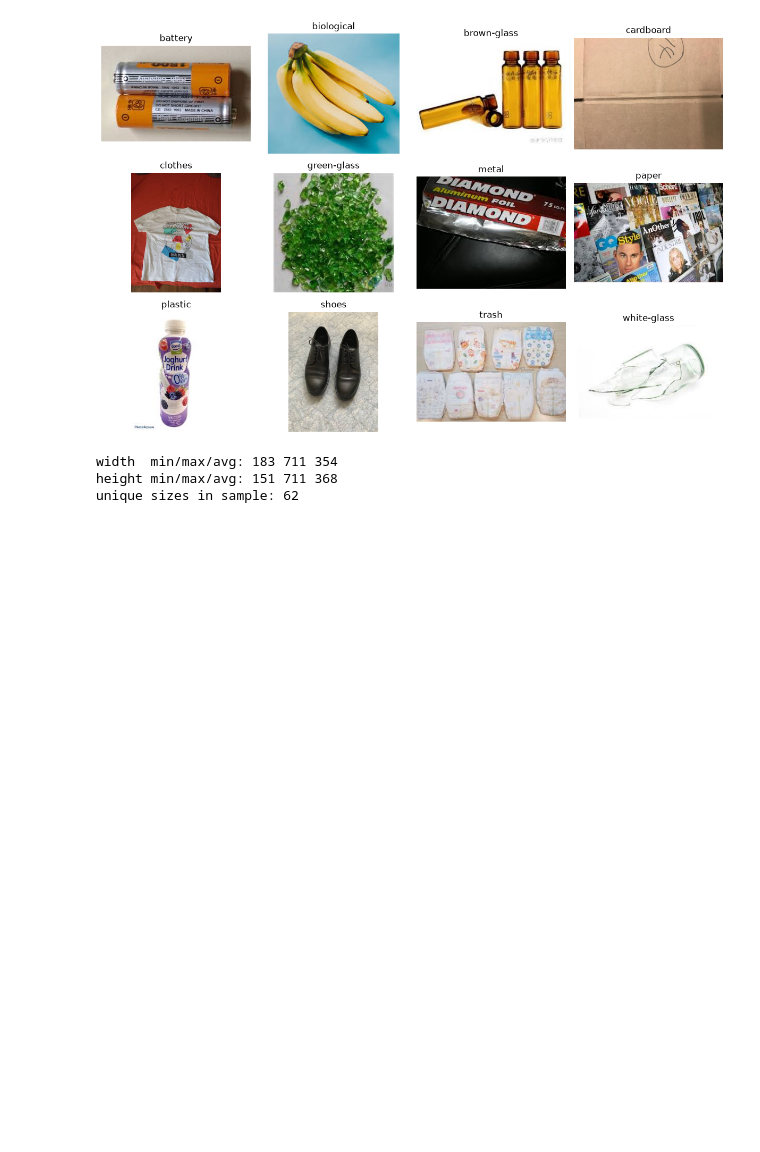
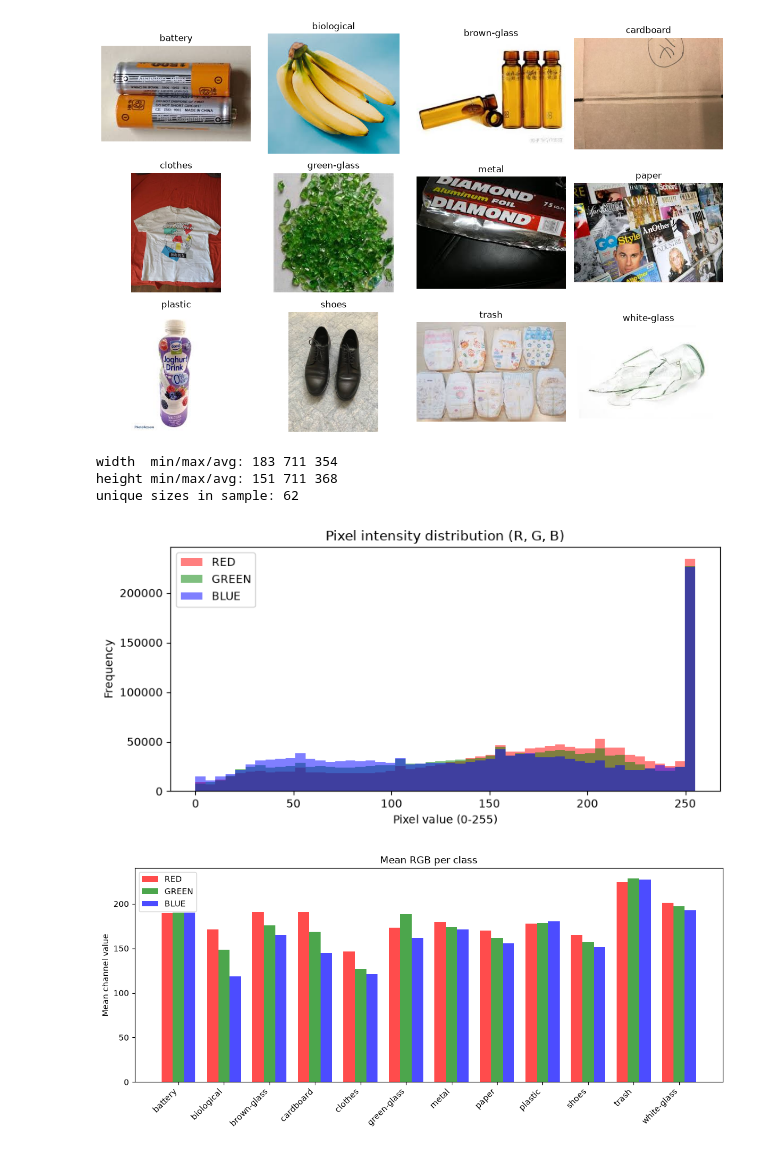
Before and after one commit to mukundnaramesh2605/RecycleVision--Garbage-Image-Classification-Using-Deep-Learning, a Jupyter notebook: 01_eda.ipynb, the cells around one changed output. Drawn from its saved outputs; the diff is of its cells as text; code cells hidden in the pictures; blank space fills up the shorter version.

```diff
--- a/01_eda.ipynb
+++ b/01_eda.ipynb
@@ -74,3 +74,54 @@ print("unique sizes in sample:", len(set(sizes)))
 width  min/max/avg: 183 711 354
 height min/max/avg: 151 711 368
 unique sizes in sample: 62
+# %%
+import os
+import random
+import numpy as np
+import matplotlib.pyplot as plt
+from PIL import Image
+from collections import defaultdict
+
+os.makedirs("reports/figures", exist_ok=True)
+paths = [p for p, _ in dataset.samples]
+
+# ---- 1. Overall pixel intensity distribution (R, G, B) ----
+chan = {0: [], 1: [], 2: []}
+for p in random.sample(paths, 400):
+    arr = np.asarray(Image.open(p).convert("RGB").resize((64, 64))).reshape(-1, 3)
+    for c in range(3):
+        chan[c].append(arr[:, c])
+
+plt.figure(figsize=(8, 4))
+for c, col in zip(range(3), ["red", "green", "blue"]):
+    plt.hist(np.concatenate(chan[c]), bins=50, alpha=0.5, color=col, label=col.upper())
+plt.title("Pixel intensity distribution (R, G, B)")
+plt.xlabel("Pixel value (0-255)"); plt.ylabel("Frequency"); plt.legend()
+plt.tight_layout()
+plt.savefig("reports/figures/pixel_intensity.png", dpi=150)
+plt.show()
+
+# ---- 2. Mean colour per class ----
+by_class = defaultdict(list)
+for p, lab in dataset.samples:
+    by_class[lab].append(p)
+
+mean_rgb = []
+for i in range(len(class_names)):
+    sel = random.sample(by_class[i], min(60, len(by_class[i])))
+    arrs = [np.asarray(Image.open(p).convert("RGB").resize((64, 64))).reshape(-1, 3).mean(0) for p in sel]
+    mean_rgb.append(np.mean(arrs, axis=0))
+mean_rgb = np.array(mean_rgb)
+
+x = np.arange(len(class_names)); w = 0.25
+plt.figure(figsize=(11, 5))
+for c, col in enumerate(["red", "green", "blue"]):
+    plt.bar(x + (c - 1) * w, mean_rgb[:, c], width=w, color=col, alpha=0.7, label=col.upper())
+plt.xticks(x, class_names, rotation=45, ha="right")
+plt.ylabel("Mean channel value"); plt.title("Mean RGB per class")
+plt.legend(); plt.tight_layout()
+plt.savefig("reports/figures/mean_rgb_per_class.png", dpi=150)
+plt.show()
+# %% [output]
+[figure, added]
+[figure, added]
```
Also changed, not shown: 3 other files.
